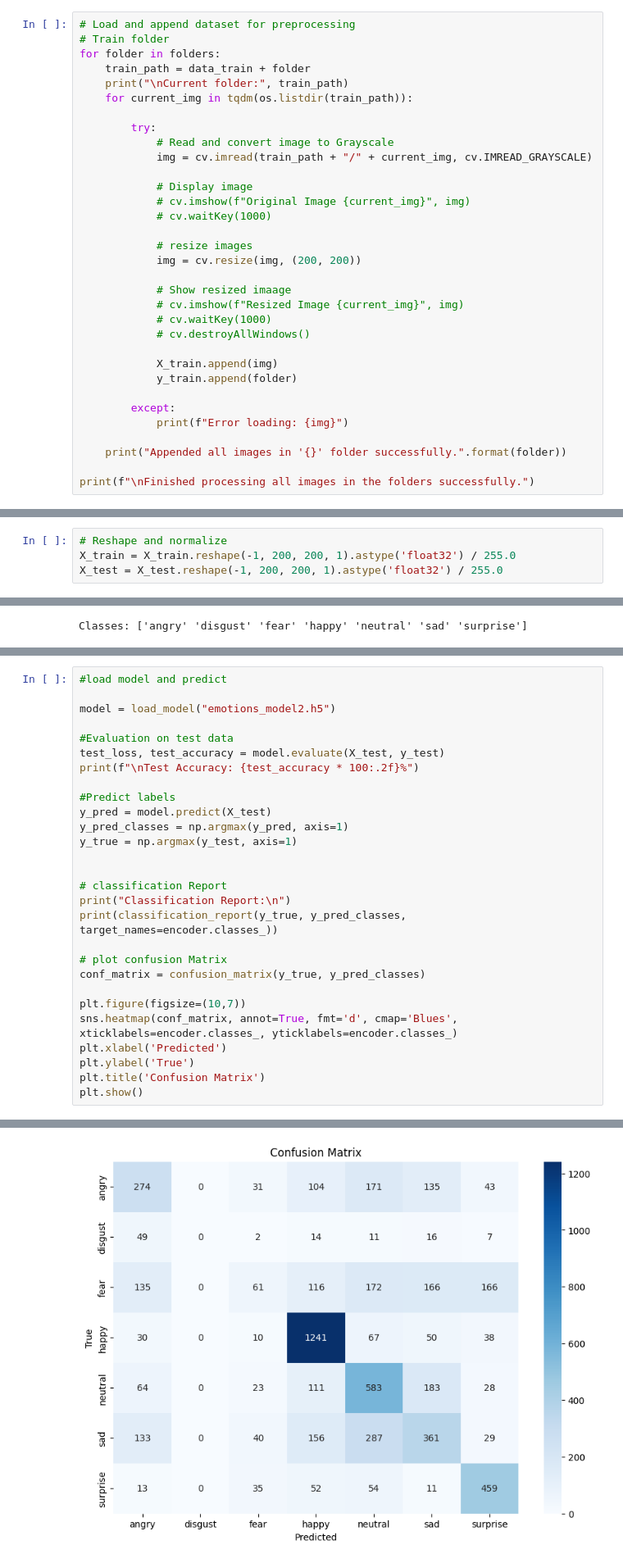
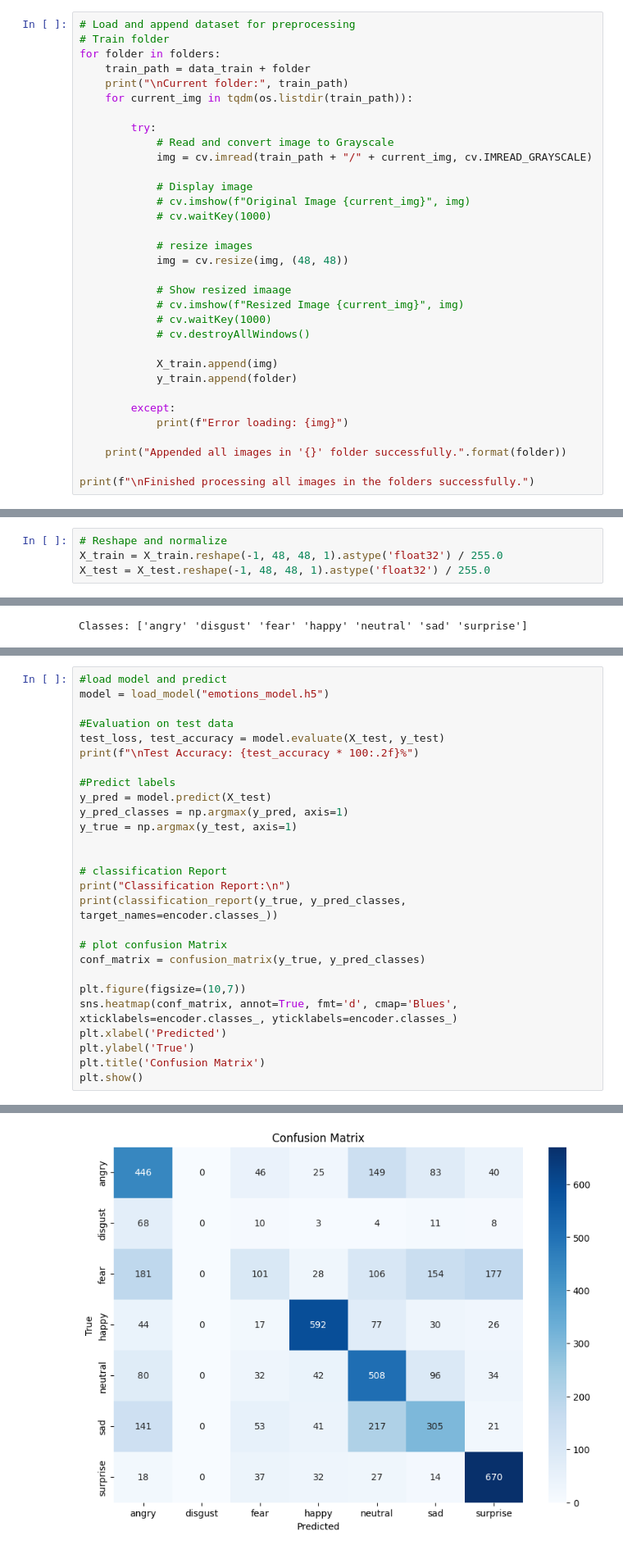
Before and after one commit to Wills17/Mood-Dectector-Playground, a Jupyter notebook: model_train.ipynb, the cells around one changed output, grey strips where cells are left out. Shown at 82% size. Cells and saved outputs as stored; diff of their text form.

```diff
--- a/model_train.ipynb
+++ b/model_train.ipynb
@@ -70,7 +59,7 @@ for folder in folders:
             # cv.waitKey(1000)
 
             # resize images
-            img = cv.resize(img, (200, 200))
+            img = cv.resize(img, (48, 48))
 
             # Show resized imaage
             # cv.imshow(f"Resized Image {current_img}", img)
@@ -128,7 +117,7 @@ Shape of y_test: (7164,)
 # %%
 # Reshape and normalize
-X_train = X_train.reshape(-1, 200, 200, 1).astype('float32') / 255.0
-X_test = X_test.reshape(-1, 200, 200, 1).astype('float32') / 255.0
+X_train = X_train.reshape(-1, 48, 48, 1).astype('float32') / 255.0
+X_test = X_test.reshape(-1, 48, 48, 1).astype('float32') / 255.0
 # %%
 # Encode labels
 encoder = LabelEncoder()
@@ -320,7 +255,6 @@ plt.show()
 # %%
 #load model and predict
-
-model = load_model("emotions_model2.h5")
+model = load_model("emotions_model.h5")
 
 #Evaluation on test data
 test_loss, test_accuracy = model.evaluate(X_test, y_test)
@@ -369,4 +305,4 @@ weighted avg       0.48      0.52      0.48      5731
-[figure, old version]
+[figure, new version]
 # %%
 # Display 10 random test images with predicted and actual emotions
 plt.figure(figsize=(15, 5))
```
Also changed, not shown: parts of 15 cells of this notebook.
